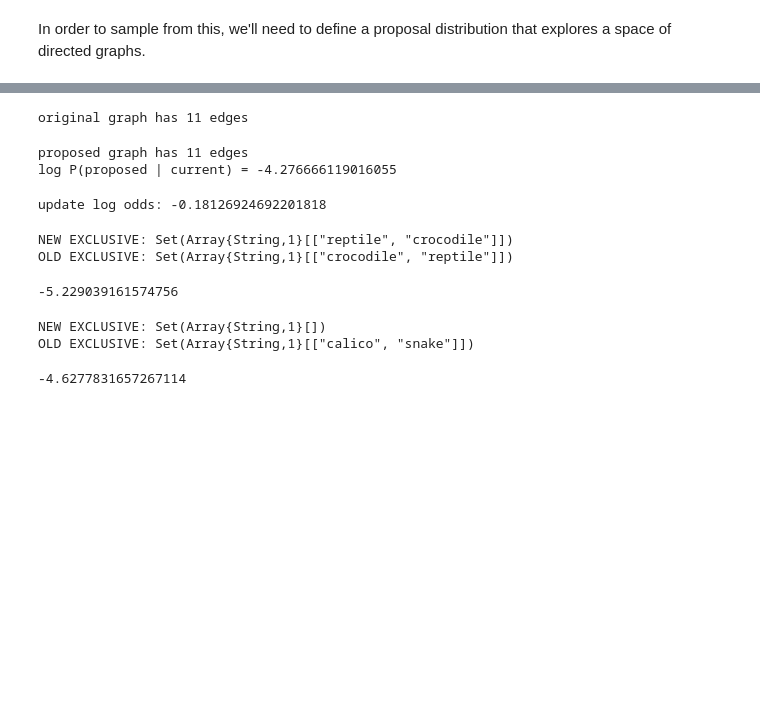
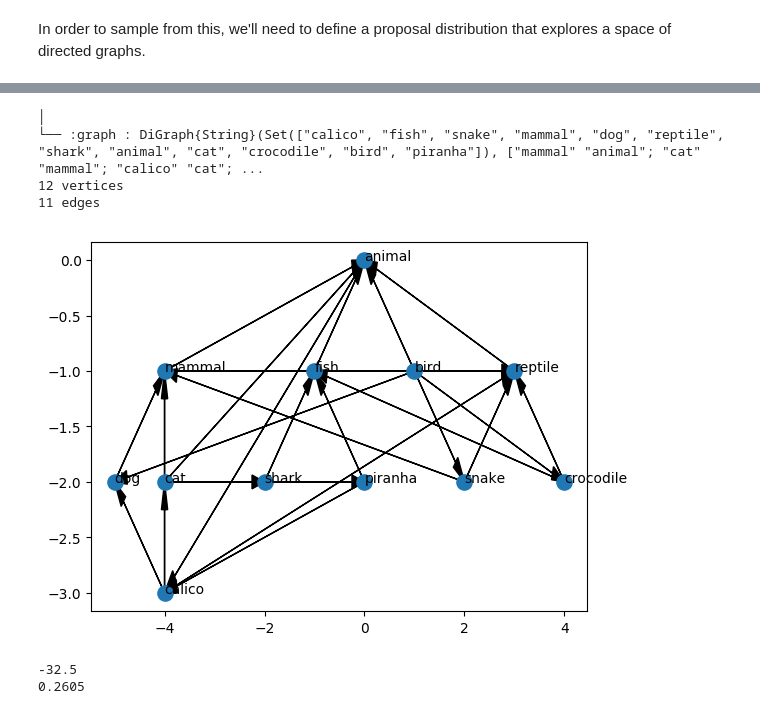
Before and after one commit to gitter-lab/ssps, a Jupyter notebook: julia-project/graph-sampling.ipynb, the cells around one changed output, grey strips where cells are left out. Cells and saved outputs as stored; diff of their text form; code cells hidden in the pictures; blank space fills up the shorter version.

Commit message:
Figured out how to implement digraph proposal, involution

```diff
--- a/julia-project/graph-sampling.ipynb
+++ b/julia-project/graph-sampling.ipynb
@@ -46,7 +46,7 @@ graphpriordist(reference_graph::DiGraph{T}, beta::Number) where T = Gen.random(g
 
 # Define a log-probability for this distribution.
 function Gen.logpdf(gpd::GraphPriorDist, dg::DiGraph{T}, reference_graph::DiGraph{T}, beta::Number, distance_func::Function) where T
-    return exp( -beta * distance_func(dg, reference_graph) )
+    return -beta * distance_func(dg, reference_graph)
 end
 
 # Again: use hamming distance by default
@@ -287,30 +291,27 @@ logpdf (generic function with 3 methods)
 # %%
-beta = 0.1
-tr, _ = Gen.generate(graph_generator, (example_tree, beta))
-println("original graph has ", size(tr[:graph].edges)[1], " edges")
+tr, _ = Gen.generate(graph_generator, (example_tree, 2.5))
+print(get_choices(tr))
+println(length(tr[:graph].vertices), " vertices")
+println(size(tr[:graph].edges)[1], " edges")
 # %% [output]
-original graph has 11 edges
+│
+└── :graph : DiGraph{String}(Set(["calico", "fish", "snake", "mammal", "dog", "reptile", "shark", "animal", "cat", "crocodile", "bird", "piranha"]), ["mammal" "animal"; "cat" "mammal"; "calico" "cat"; ...
+12 vertices
+11 edges
-# %%
-cmap, lp = random(dagproposal, :graph, tr)
-println("proposed graph has ", size(cmap[:graph].edges)[1], " edges")
-println("log P(proposed | current) = ", lp)
-# %% [output]
-proposed graph has 11 edges
-log P(proposed | current) = -4.276666119016055
-# %%
-newtr, lp, _, _, = Gen.update(tr, (example_tree, beta), (), cmap)
-println("update log odds: ", lp)
-# %% [output]
-update log odds: -0.18126924692201818
-# %%
-logpdf(dagproposal, :graph, newtr, tr)
-# %% [output]
-NEW EXCLUSIVE: Set(Array{String,1}[["reptile", "crocodile"]])
-OLD EXCLUSIVE: Set(Array{String,1}[["crocodile", "reptile"]])
--5.229039161574756
-# %%
-logpdf(dagproposal, :graph, tr, newtr)
-# %% [output]
-NEW EXCLUSIVE: Set(Array{String,1}[])
-OLD EXCLUSIVE: Set(Array{String,1}[["calico", "snake"]])
--4.6277831657267114
+# %%
+acceptances = zeros(2000)
+for i=1:2000
+
+    tr, acceptance = Gen.mh(tr, digraph_proposal, (0.5,), digraph_involution)
+    acceptances[i] = 1.0*acceptance
+    #visualize_digraph(tr[:graph], vertex_dict)
+    #title("score: $(get_score(tr))")
+    #println(get_score(tr))
+end
+println(get_score(tr))
+println(sum(acceptances) / 2000.0)
+visualize_digraph(tr[:graph], vertex_dict)
+# %% [output]
+[figure, added]
+-32.5
+0.2605
```
Also changed, not shown: parts of 5 cells of this notebook.
